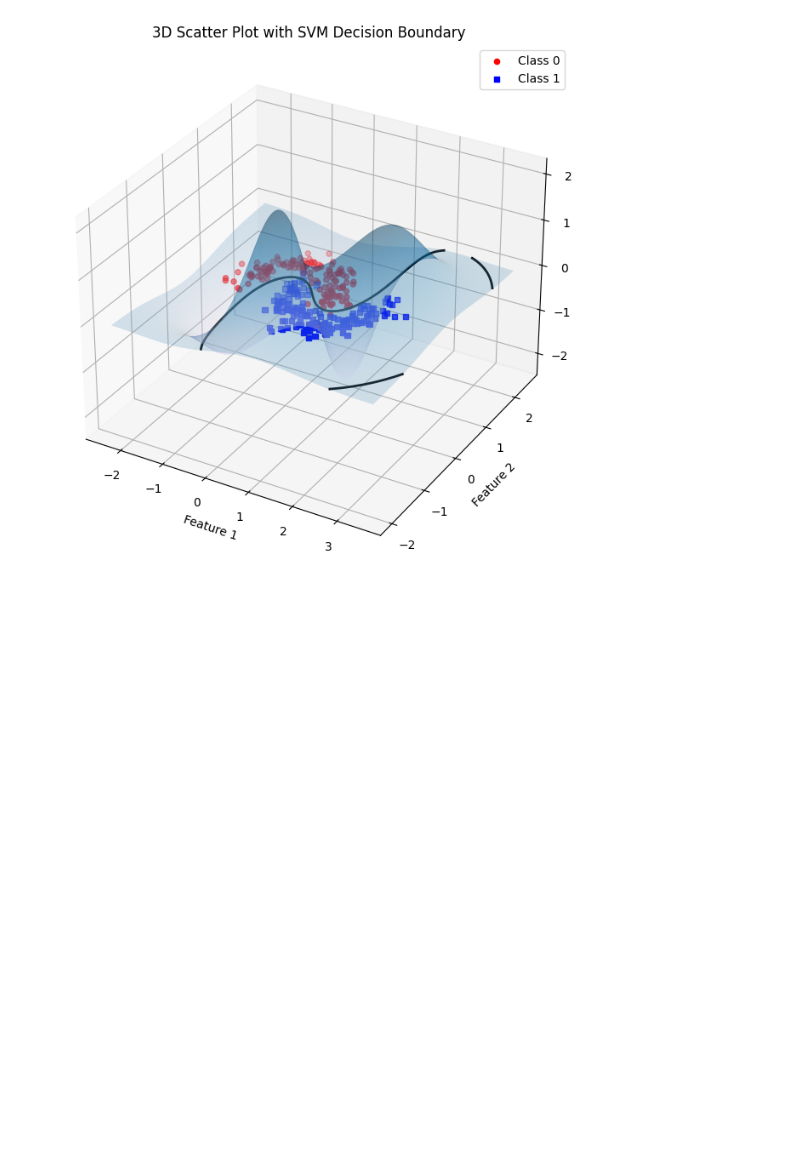
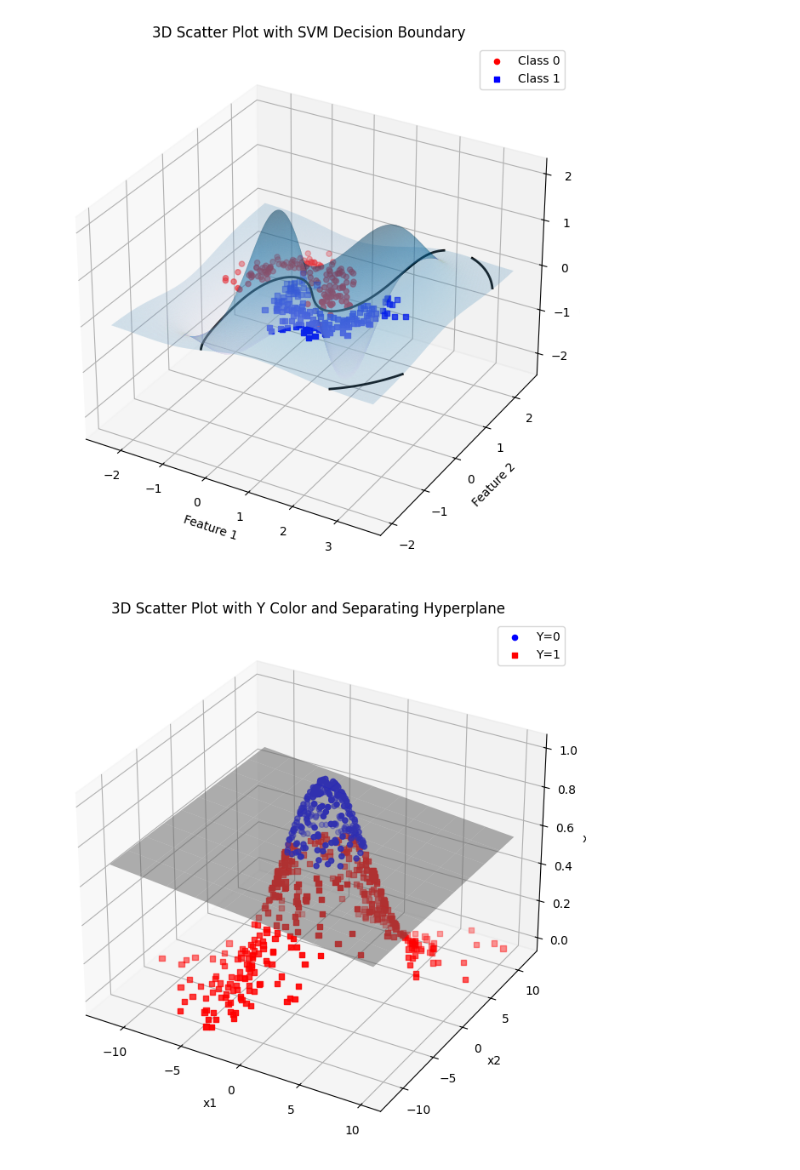
Before and after one commit to danny-git1005/NCHU-AIoT, a Jupyter notebook: hw3/hw3-3.ipynb, the cells around one changed output. Cells and saved outputs as stored; diff of their text form; code cells hidden in the pictures; blank space fills up the shorter version.

```diff
--- a/hw3/hw3-3.ipynb
+++ b/hw3/hw3-3.ipynb
@@ -45,3 +46,59 @@ ax.legend()
 plt.show()
 # %% [output]
 [figure]
+# %%
+np.random.seed(12)  # Set seed for reproducibility
+num_points = 600  # Number of points to generate
+mean = 0  # Mean of the normal distribution
+variance = 10  # Variance of the normal distribution
+
+x1 = np.random.normal(mean, np.sqrt(variance), num_points)
+x2 = 0.8 * x1 + np.random.normal(mean, np.sqrt(variance), num_points)
+# Calculate distances from the origin
+distances = np.sqrt(x1**2 + x2**2)
+
+# Assign labels Y=0 for points within distance 4, Y=1 for the rest
+Y = np.where(distances < 3, 0, 1)
+
+# Step 2: Calculate x3 as a Gaussian function of x1 and x2
+def gaussian_function(x1, x2):
+    return np.exp(-0.05 * (x1**2 + x2**2))
+
+x3 = gaussian_function(x1, x2)
+
+# Step 3: Train a LinearSVC to find a separating hyperplane
+X = np.column_stack((x1, x2, x3))
+clf = LinearSVC(random_state=0, max_iter=10000)
+clf.fit(X, Y)
+coef = clf.coef_[0]
+intercept = clf.intercept_
+
+fig = plt.figure(figsize=(10, 8))  # Create a figure for the plot
+ax = fig.add_subplot(111, projection='3d')  # Create a 3D subplot
+
+# Scatter plot for points with label Y=0
+ax.scatter(x1[Y==0], x2[Y==0], x3[Y==0], c='blue', marker='o', label='Y=0')
+# Scatter plot for points with label Y=1
+ax.scatter(x1[Y==1], x2[Y==1], x3[Y==1], c='red', marker='s', label='Y=1')
+
+# Set labels and title for the plot
+ax.set_xlabel('x1')  # Label for x-axis
+ax.set_ylabel('x2')  # Label for y-axis
+ax.set_zlabel('x3')  # Label for z-axis
+ax.set_title('3D Scatter Plot with Y Color and Separating Hyperplane')  # Title of the plot
+ax.legend()  # Show legend
+
+# Create a meshgrid to plot the separating hyperplane
+xx, yy = np.meshgrid(np.linspace(min(x1), max(x1), 10),
+                     np.linspace(min(x2), max(x2), 10))
+
+# Calculate zz values for the separating hyperplane
+zz = (-coef[0] * xx - coef[1] * yy - intercept) / coef[2]
+
+# Plot the separating hyperplane
+ax.plot_surface(xx, yy, zz, color='gray', alpha=0.5)  # Plot the hyperplane surface
+
+# Show the plot
+plt.show()  # Display the final plot
+# %% [output]
+[figure, added]
```
Also changed, not shown: parts of 1 cell of this notebook, 1 other file.
